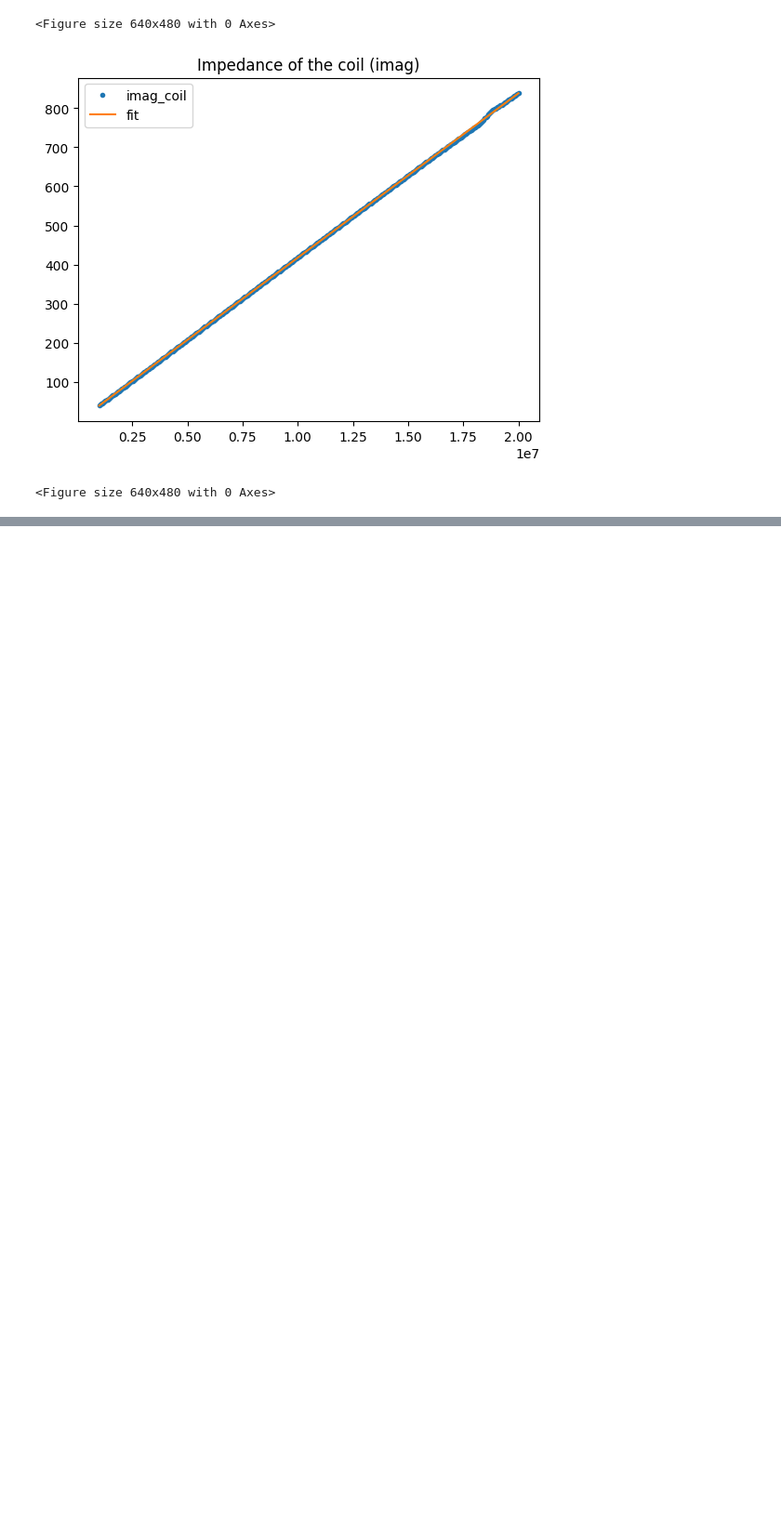
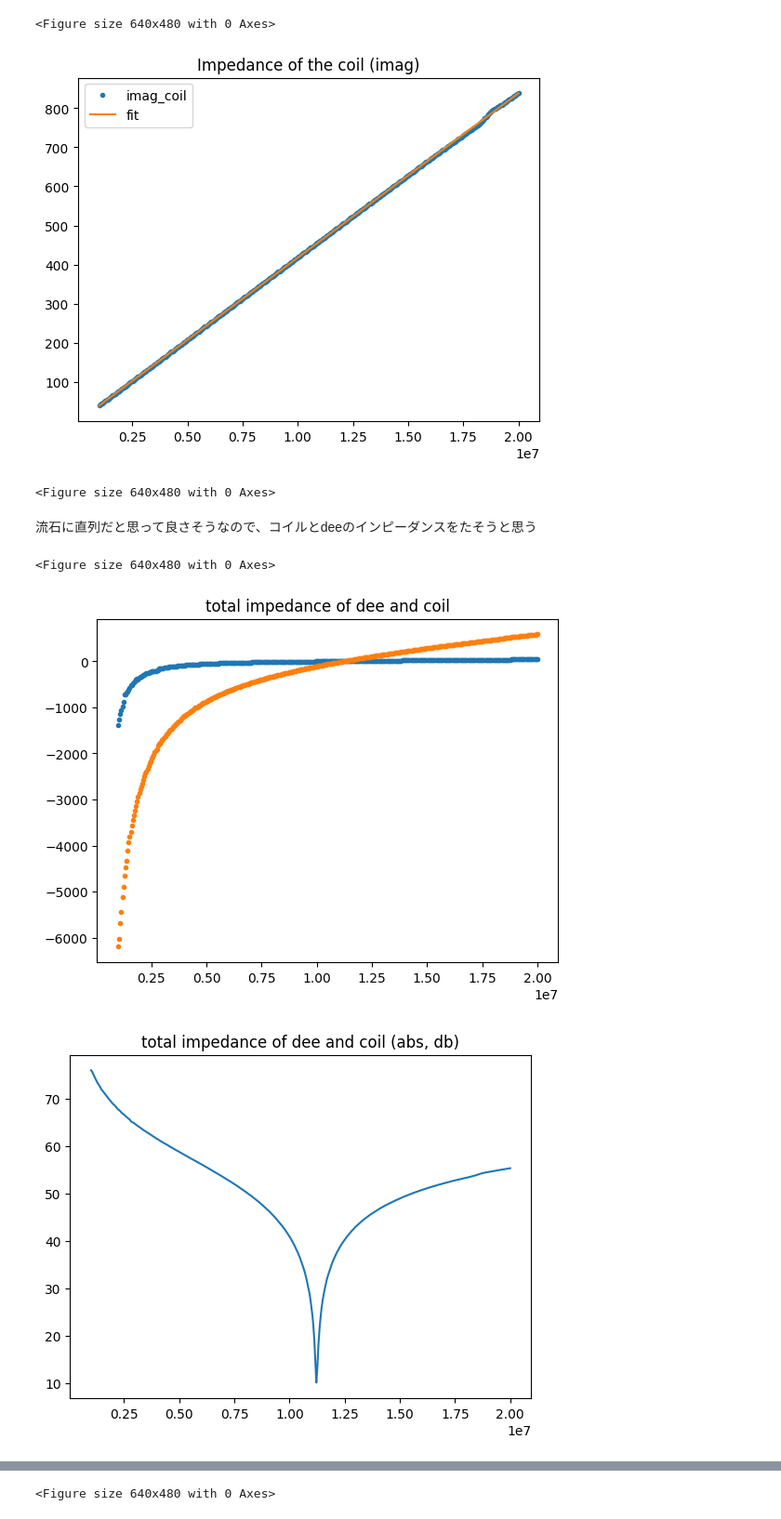
Before and after one commit to tyaxm/cyclotron, a Jupyter notebook: src/RLC_with_stray.ipynb, the cells around one changed output, grey strips where cells are left out. Shown at 93% size. Drawn from its saved outputs; the diff is of its cells as text; code cells hidden in the pictures; blank space fills up the shorter version.

```diff
--- a/src/RLC_with_stray.ipynb
+++ b/src/RLC_with_stray.ipynb
@@ -395,3 +395,28 @@ plt.figure()
 <Figure size 640x480 with 0 Axes>
 [figure]
 <Figure size 640x480 with 0 Axes>
+# %% [markdown]
+流石に直列だと思って良さそうなので、コイルとdeeのインピーダンスをたそうと思う
+# %%
+Z_tot = Z_dee + Z_coil
+plt.plot(freq, Z_tot.real, '.', label = 'real')
+plt.plot(freq, Z_tot.imag, '.',label= 'iag')
+plt.title('total impedance of dee and coil')
+plt.figure()
+#なぜか実インピーダンスが負になる。。
+
+plt.plot(freq, stoz.db(Z_tot))
+plt.title('total impedance of dee and coil (abs, db)')
+plt.figure()
+
+#まあ上のインピーダンスからQを求めて、共振周波数も求めてLも分かればRもわかるか
+
+
+plt.plot(freq, stoz.db(1/Z_tot))
+plt.title('total admittance of dee and coil (db)')
+plt.figure()
+#admittanceはインピーダンスの逆数
+# %% [output]
+<Figure size 640x480 with 0 Axes>
+[figure, added]
+[figure, added]
@@ -397,0 +424 @@ plt.figure()
+<Figure size 640x480 with 0 Axes>
```
Also changed, not shown: parts of 1 cell of this notebook.
